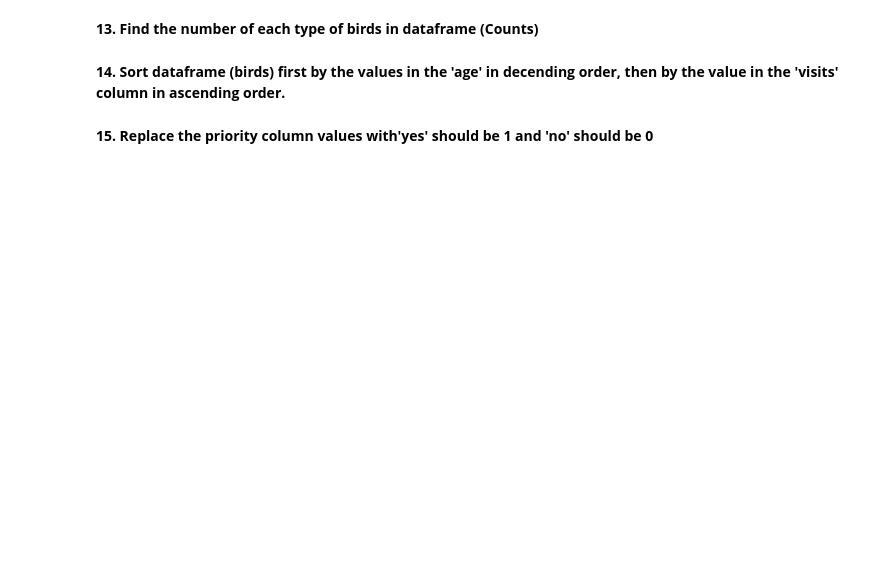
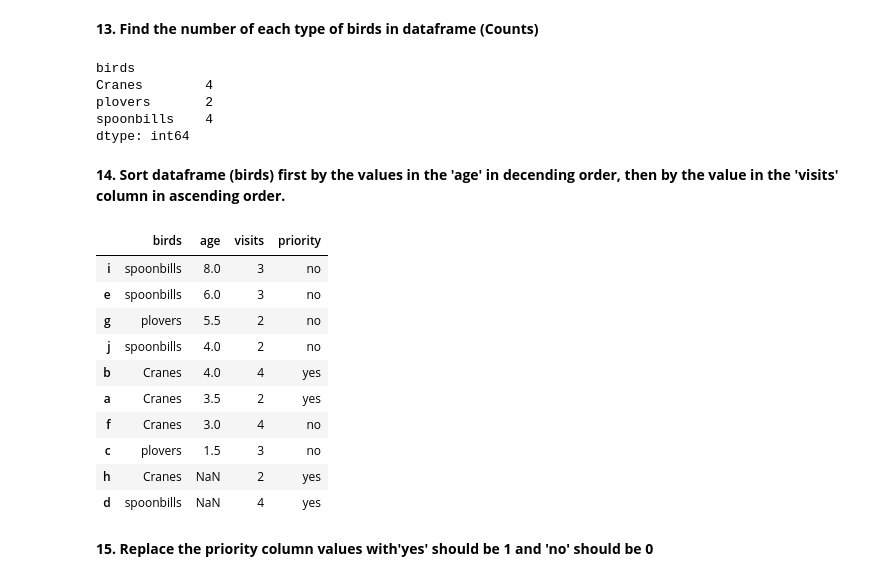
Before and after one commit to poojashah19/Applied-AI-Course, a Jupyter notebook: Assignment 2/pandas_basics_practice.ipynb, the cells around one changed output. Saved outputs shown, nothing was run; the diff lists cells and outputs as text; code cells hidden in the pictures; blank space fills up the shorter version.

```diff
--- a/Assignment 2/pandas_basics_practice.ipynb
+++ b/Assignment 2/pandas_basics_practice.ipynb
@@ -36,6 +180,29 @@ labels = ['a', 'b', 'c', 'd', 'e', 'f', 'g', 'h', 'i', 'j']
 # %% [markdown]
 **13. Find the number of each type of birds in dataframe (Counts)**
+# %%
+df.loc[:,['birds']].groupby('birds').size()
+# %% [output]
+birds
+Cranes        4
+plovers       2
+spoonbills    4
+dtype: int64
 # %% [markdown]
 **14. Sort dataframe (birds) first by the values in the 'age' in decending order, then by the value in the 'visits' column in ascending order.**
+# %%
+## referred https://stackoverflow.com/questions/17141558/how-to-sort-a-dataframe-in-python-pandas-by-two-or-more-columns link
+df.sort_values(by=['age','visits'], ascending=[False, True])
+# %% [output]
+|  | birds | age | visits | priority |
+| i | spoonbills | 8.0 | 3 | no |
+| e | spoonbills | 6.0 | 3 | no |
+| g | plovers | 5.5 | 2 | no |
+| j | spoonbills | 4.0 | 2 | no |
+| b | Cranes | 4.0 | 4 | yes |
+| a | Cranes | 3.5 | 2 | yes |
+| f | Cranes | 3.0 | 4 | no |
+| c | plovers | 1.5 | 3 | no |
+| h | Cranes | NaN | 2 | yes |
+| d | spoonbills | NaN | 4 | yes |
 # %% [markdown]
 **15. Replace the priority column values with'yes' should be 1 and 'no' should be 0**
```
Also changed, not shown: parts of 17 cells of this notebook.
